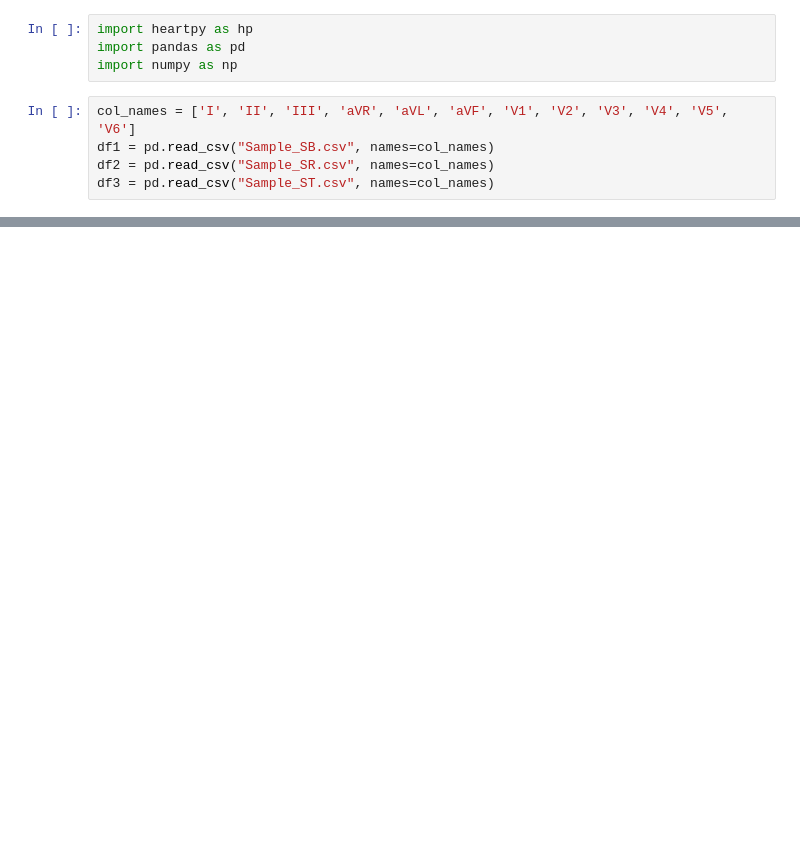
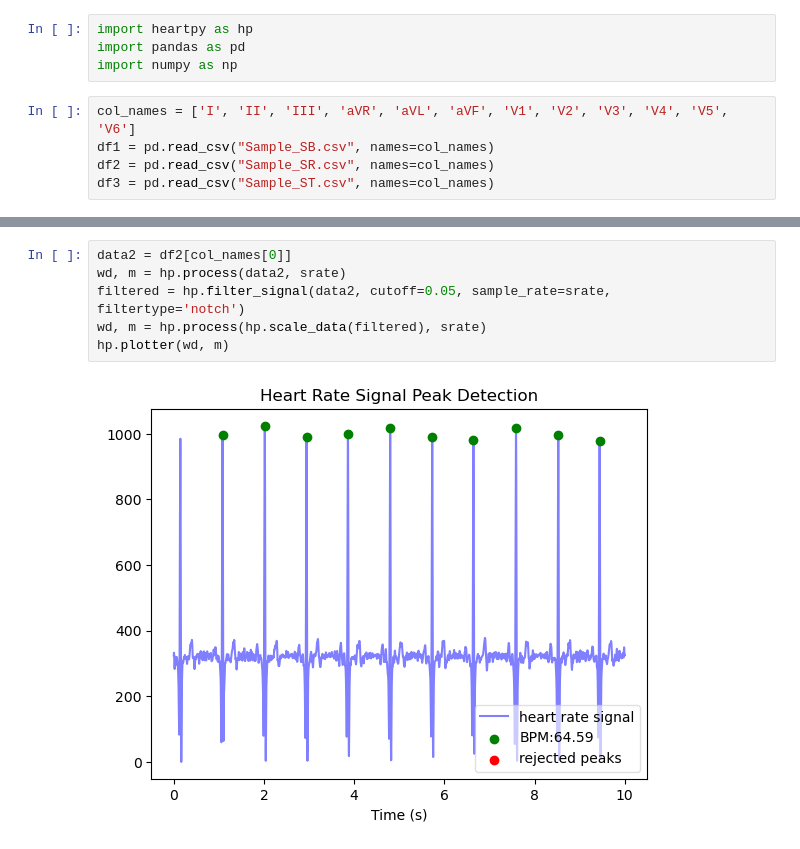
Before and after one commit to min02choi/Introduction-To-HCI, a Jupyter notebook: Week4/hrv.ipynb, the cells around one changed output, grey strips where cells are left out. Drawn from its saved outputs; the diff is of its cells as text; blank space fills up the shorter version.

```diff
--- a/Week4/hrv.ipynb
+++ b/Week4/hrv.ipynb
@@ -34,0 +33,8 @@ filtered = hp.filter_signal(data)
+# %%
+data2 = df2[col_names[0]]
+wd, m = hp.process(data2, srate)
+filtered = hp.filter_signal(data2, cutoff=0.05, sample_rate=srate, filtertype='notch')
+wd, m = hp.process(hp.scale_data(filtered), srate)
+hp.plotter(wd, m)
+# %% [output]
+[figure, added]
```
Also changed, not shown: parts of 5 cells of this notebook.
